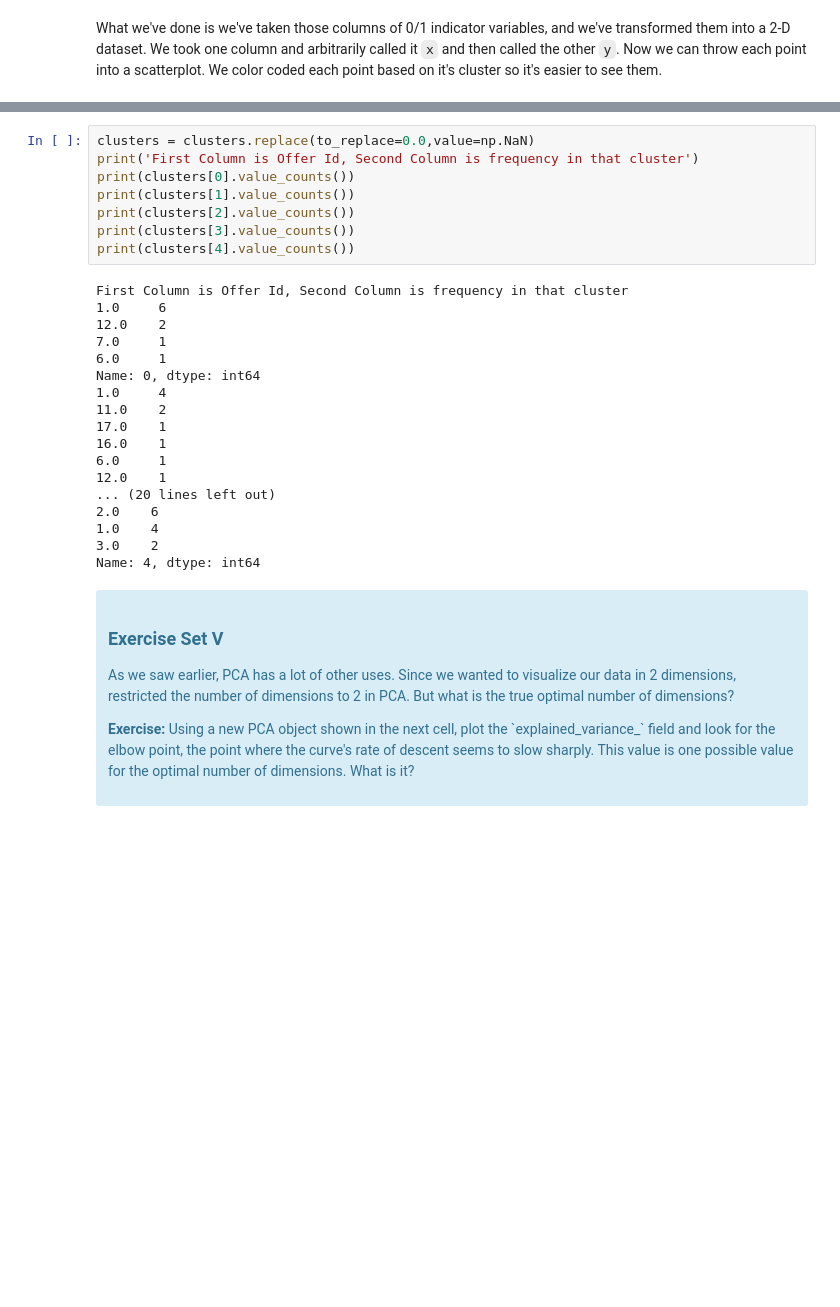
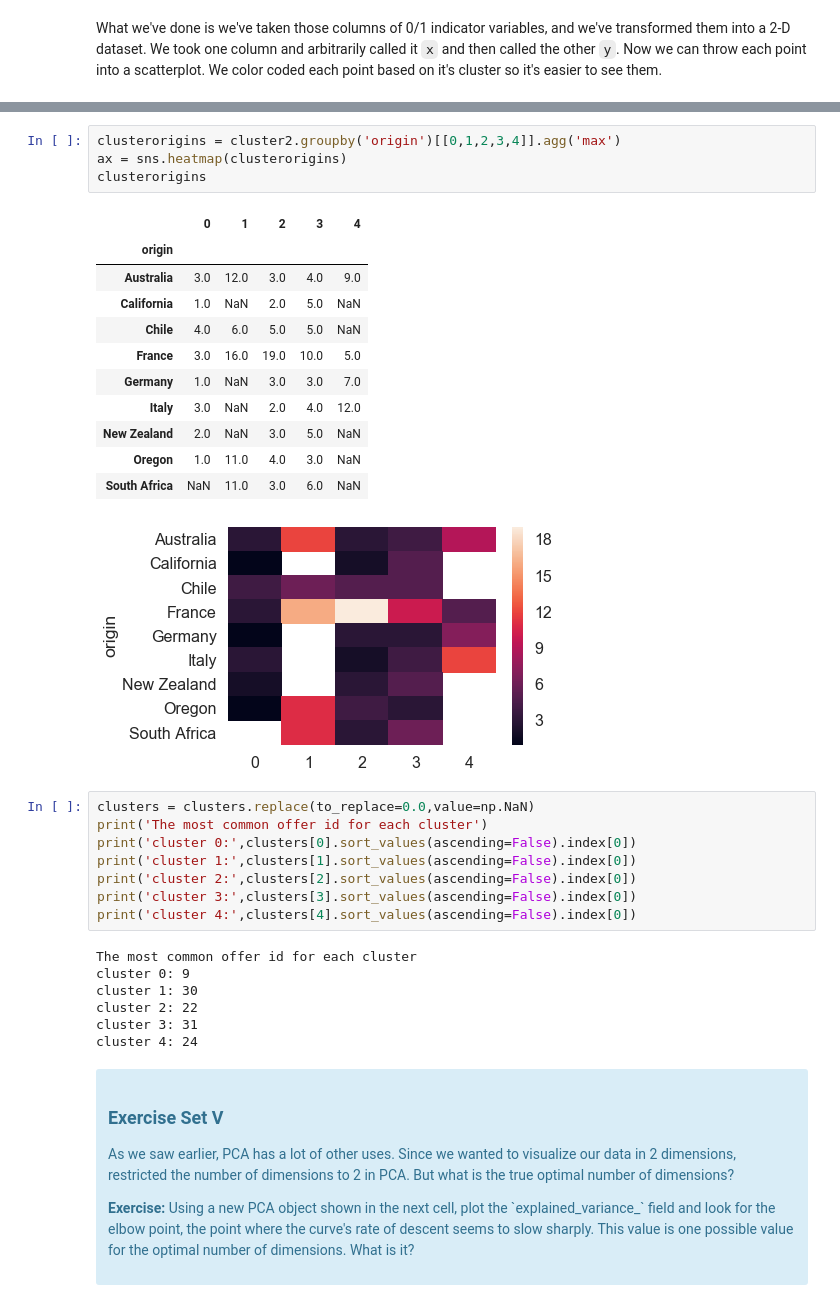
Before and after one commit to liconver/Customer-Segmentation-Using-Clustering, a Jupyter notebook: Mini_Project_Clustering.ipynb, the cells around one changed output, grey strips where cells are left out. Saved outputs shown, nothing was run; the diff lists cells and outputs as text; blank space fills up the shorter version.

```diff
--- a/Mini_Project_Clustering.ipynb
+++ b/Mini_Project_Clustering.ipynb
@@ -331,29 +336,35 @@ clusters
+# %%
+clusterorigins = cluster2.groupby('origin')[[0,1,2,3,4]].agg('max')
+ax = sns.heatmap(clusterorigins)
+clusterorigins
+# %% [output]
+|  | 0 | 1 | 2 | 3 | 4 |
+| origin |  |  |  |  |  |
+| Australia | 3.0 | 12.0 | 3.0 | 4.0 | 9.0 |
+| California | 1.0 | NaN | 2.0 | 5.0 | NaN |
+| Chile | 4.0 | 6.0 | 5.0 | 5.0 | NaN |
+| France | 3.0 | 16.0 | 19.0 | 10.0 | 5.0 |
+| Germany | 1.0 | NaN | 3.0 | 3.0 | 7.0 |
+| Italy | 3.0 | NaN | 2.0 | 4.0 | 12.0 |
+| New Zealand | 2.0 | NaN | 3.0 | 5.0 | NaN |
+| Oregon | 1.0 | 11.0 | 4.0 | 3.0 | NaN |
+| South Africa | NaN | 11.0 | 3.0 | 6.0 | NaN |
+[figure, added]
 # %%
 clusters = clusters.replace(to_replace=0.0,value=np.NaN)
-print('First Column is Offer Id, Second Column is frequency in that cluster')
-print(clusters[0].value_counts())
-print(clusters[1].value_counts())
-print(clusters[2].value_counts())
-print(clusters[3].value_counts())
-print(clusters[4].value_counts())
+print('The most common offer id for each cluster')
+print('cluster 0:',clusters[0].sort_values(ascending=False).index[0])
+print('cluster 1:',clusters[1].sort_values(ascending=False).index[0])
+print('cluster 2:',clusters[2].sort_values(ascending=False).index[0])
+print('cluster 3:',clusters[3].sort_values(ascending=False).index[0])
+print('cluster 4:',clusters[4].sort_values(ascending=False).index[0])
 # %% [output]
-First Column is Offer Id, Second Column is frequency in that cluster
-1.0     6
-12.0    2
-7.0     1
-6.0     1
-Name: 0, dtype: int64
-1.0     4
-11.0    2
-17.0    1
-16.0    1
-6.0     1
-12.0    1
-... (20 lines left out)
-2.0    6
-1.0    4
-3.0    2
-Name: 4, dtype: int64
+The most common offer id for each cluster
+cluster 0: 9
+cluster 1: 30
+cluster 2: 22
+cluster 3: 31
+cluster 4: 24
 # %% [markdown]
 <div class="span5 alert alert-info">
 <h3>Exercise Set V</h3>
```
Also changed, not shown: parts of 9 cells of this notebook.
